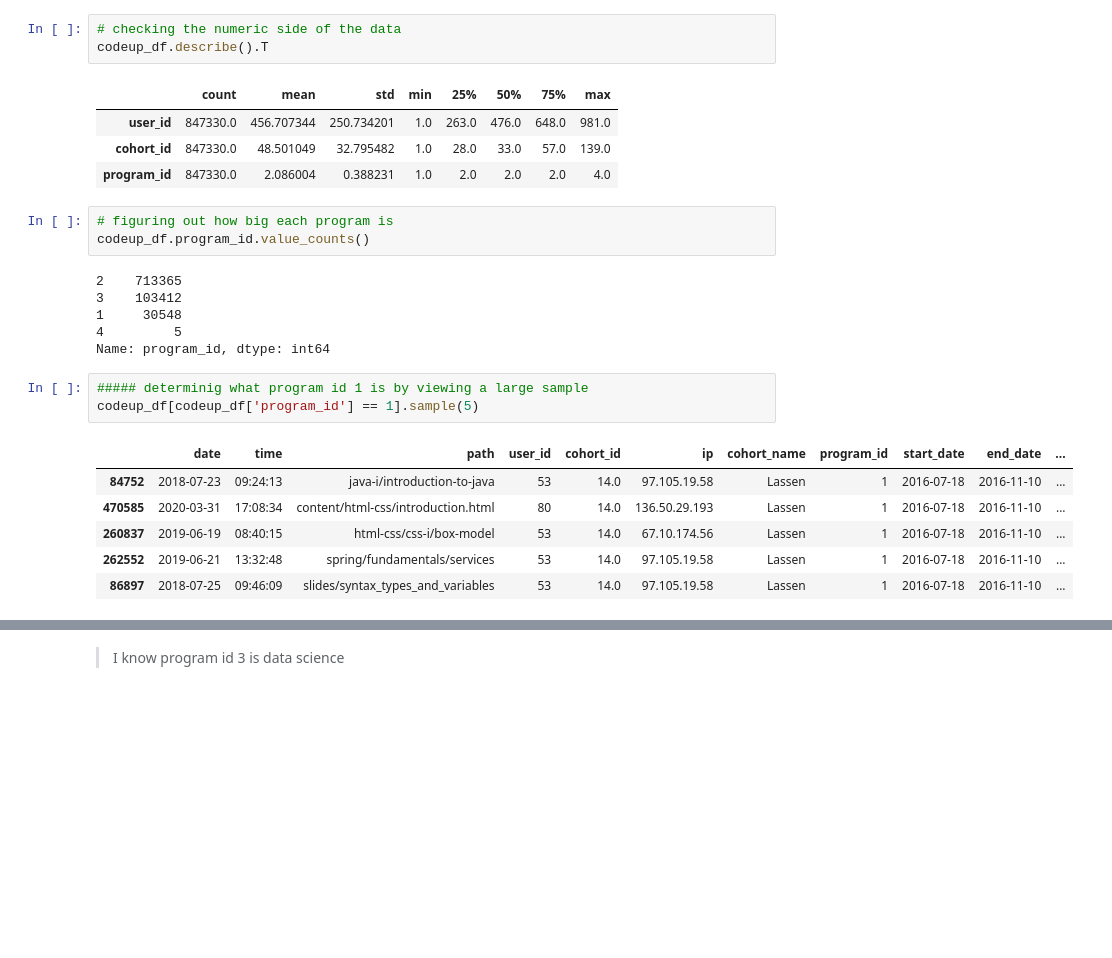
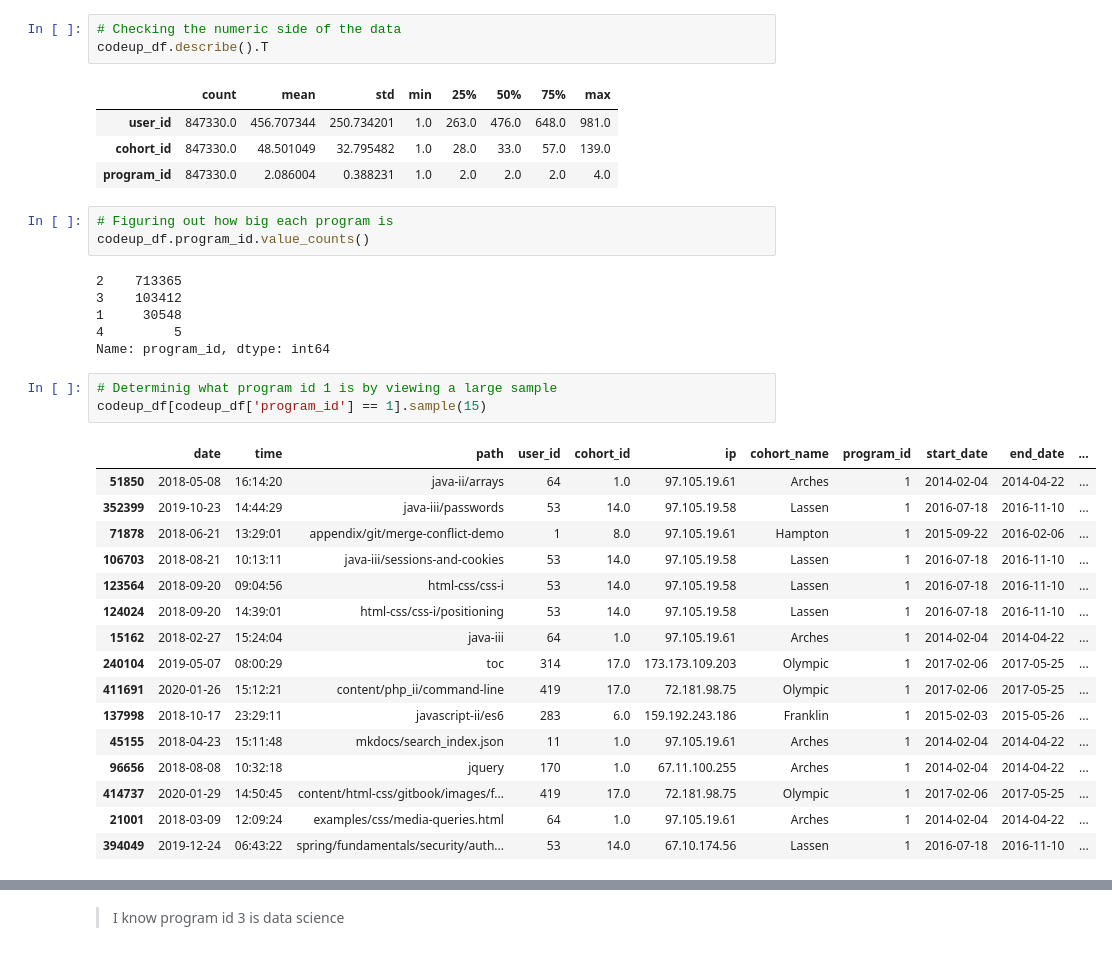
Before and after one commit to Segura-Jorge/project_anomaly_detection, a Jupyter notebook: project_anomaly_detection.ipynb, the cells around one changed output, grey strips where cells are left out. Drawn from its saved outputs; the diff is of its cells as text; blank space fills up the shorter version.

```diff
--- a/project_anomaly_detection.ipynb
+++ b/project_anomaly_detection.ipynb
@@ -48,7 +50,7 @@ Data columns (total 11 columns):
 dtypes: float64(1), int64(2), object(8)
 memory usage: 77.6+ MB
 # %%
-# checking the numeric side of the data
+# Checking the numeric side of the data
 codeup_df.describe().T
 # %% [output]
 |  | count | mean | std | min | 25% | 50% | 75% | max |
@@ -56,7 +58,7 @@ codeup_df.describe().T
 | cohort_id | 847330.0 | 48.501049 | 32.795482 | 1.0 | 28.0 | 33.0 | 57.0 | 139.0 |
 | program_id | 847330.0 | 2.086004 | 0.388231 | 1.0 | 2.0 | 2.0 | 2.0 | 4.0 |
 # %%
-# figuring out how big each program is
+# Figuring out how big each program is
 codeup_df.program_id.value_counts()
 # %% [output]
 2    713365
@@ -65,13 +67,23 @@ codeup_df.program_id.value_counts()
 4         5
 Name: program_id, dtype: int64
 # %%
-##### determinig what program id 1 is by viewing a large sample
-codeup_df[codeup_df['program_id'] == 1].sample(5)
+# Determinig what program id 1 is by viewing a large sample
+codeup_df[codeup_df['program_id'] == 1].sample(15)
 # %% [output]
 |  | date | time | path | user_id | cohort_id | ip | cohort_name | program_id | start_date | end_date | ... |
-| 84752 | 2018-07-23 | 09:24:13 | java-i/introduction-to-java | 53 | 14.0 | 97.105.19.58 | Lassen | 1 | 2016-07-18 | 2016-11-10 | ... |
-| 470585 | 2020-03-31 | 17:08:34 | content/html-css/introduction.html | 80 | 14.0 | 136.50.29.193 | Lassen | 1 | 2016-07-18 | 2016-11-10 | ... |
-| 260837 | 2019-06-19 | 08:40:15 | html-css/css-i/box-model | 53 | 14.0 | 67.10.174.56 | Lassen | 1 | 2016-07-18 | 2016-11-10 | ... |
-| 262552 | 2019-06-21 | 13:32:48 | spring/fundamentals/services | 53 | 14.0 | 97.105.19.58 | Lassen | 1 | 2016-07-18 | 2016-11-10 | ... |
-| 86897 | 2018-07-25 | 09:46:09 | slides/syntax_types_and_variables | 53 | 14.0 | 97.105.19.58 | Lassen | 1 | 2016-07-18 | 2016-11-10 | ... |
+| 51850 | 2018-05-08 | 16:14:20 | java-ii/arrays | 64 | 1.0 | 97.105.19.61 | Arches | 1 | 2014-02-04 | 2014-04-22 | ... |
+| 352399 | 2019-10-23 | 14:44:29 | java-iii/passwords | 53 | 14.0 | 97.105.19.58 | Lassen | 1 | 2016-07-18 | 2016-11-10 | ... |
+| 71878 | 2018-06-21 | 13:29:01 | appendix/git/merge-conflict-demo | 1 | 8.0 | 97.105.19.61 | Hampton | 1 | 2015-09-22 | 2016-02-06 | ... |
+| 106703 | 2018-08-21 | 10:13:11 | java-iii/sessions-and-cookies | 53 | 14.0 | 97.105.19.58 | Lassen | 1 | 2016-07-18 | 2016-11-10 | ... |
+| 123564 | 2018-09-20 | 09:04:56 | html-css/css-i | 53 | 14.0 | 97.105.19.58 | Lassen | 1 | 2016-07-18 | 2016-11-10 | ... |
+| 124024 | 2018-09-20 | 14:39:01 | html-css/css-i/positioning | 53 | 14.0 | 97.105.19.58 | Lassen | 1 | 2016-07-18 | 2016-11-10 | ... |
+| 15162 | 2018-02-27 | 15:24:04 | java-iii | 64 | 1.0 | 97.105.19.61 | Arches | 1 | 2014-02-04 | 2014-04-22 | ... |
+| 240104 | 2019-05-07 | 08:00:29 | toc | 314 | 17.0 | 173.173.109.203 | Olympic | 1 | 2017-02-06 | 2017-05-25 | ... |
+| 411691 | 2020-01-26 | 15:12:21 | content/php_ii/command-line | 419 | 17.0 | 72.181.98.75 | Olympic | 1 | 2017-02-06 | 2017-05-25 | ... |
+| 137998 | 2018-10-17 | 23:29:11 | javascript-ii/es6 | 283 | 6.0 | 159.192.243.186 | Franklin | 1 | 2015-02-03 | 2015-05-26 | ... |
+| 45155 | 2018-04-23 | 15:11:48 | mkdocs/search_index.json | 11 | 1.0 | 97.105.19.61 | Arches | 1 | 2014-02-04 | 2014-04-22 | ... |
+| 96656 | 2018-08-08 | 10:32:18 | jquery | 170 | 1.0 | 67.11.100.255 | Arches | 1 | 2014-02-04 | 2014-04-22 | ... |
+| 414737 | 2020-01-29 | 14:50:45 | content/html-css/gitbook/images/f... | 419 | 17.0 | 72.181.98.75 | Olympic | 1 | 2017-02-06 | 2017-05-25 | ... |
+| 21001 | 2018-03-09 | 12:09:24 | examples/css/media-queries.html | 64 | 1.0 | 97.105.19.61 | Arches | 1 | 2014-02-04 | 2014-04-22 | ... |
+| 394049 | 2019-12-24 | 06:43:22 | spring/fundamentals/security/auth... | 53 | 14.0 | 67.10.174.56 | Lassen | 1 | 2016-07-18 | 2016-11-10 | ... |
 # %%
```
Also changed, not shown: parts of 51 cells of this notebook.
